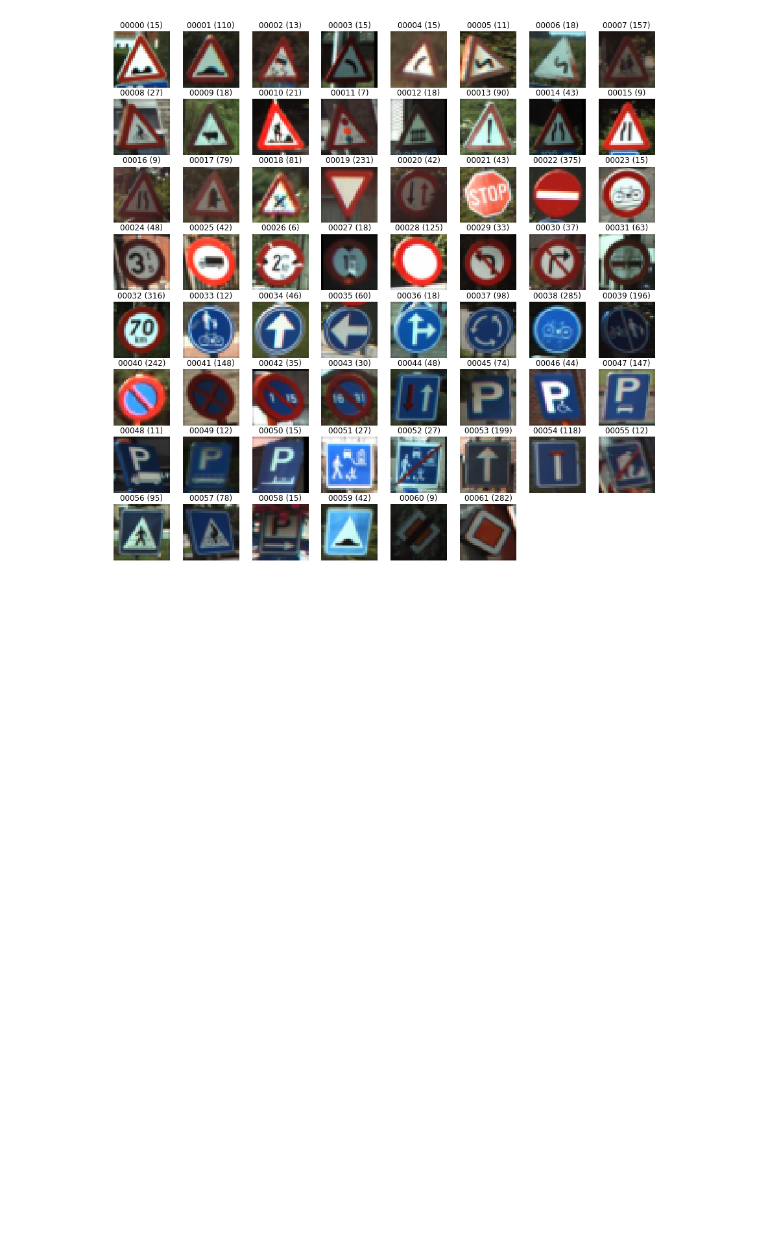
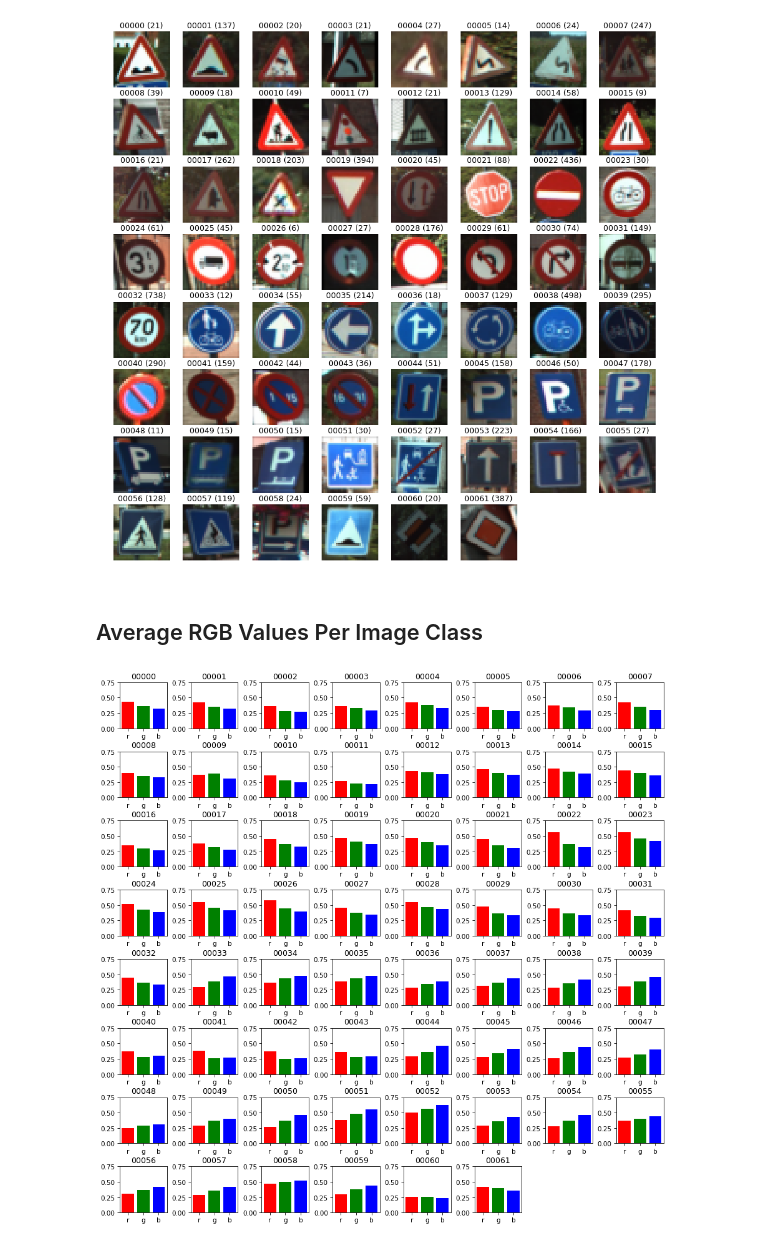
Before and after one commit to Geoffrey-Z/street-sign-classifier, a Jupyter notebook: notebooks/btsc_dataset_eda.ipynb, the cells around one changed output. Drawn from its saved outputs; the diff is of its cells as text; code cells hidden in the pictures; blank space fills up the shorter version.

```diff
--- a/notebooks/btsc_dataset_eda.ipynb
+++ b/notebooks/btsc_dataset_eda.ipynb
@@ -1,7 +3,14 @@
 # %%
+%matplotlib inline
+
+import matplotlib.pyplot as plt
+import matplotlib as mpl
+mpl.rcParams['figure.dpi'] = 75
+
 import sys
-import matplotlib.pyplot as plt
+sys.path.append('../scripts')
+
+from btsc_dataset import load_full_dataset, split_images_and_labels, resize_images
+
 import numpy as np
-
-sys.path.append('../scripts')
-from btsc_dataset import load_training, load_testing, load_full_dataset, split_images_and_labels, resize_images
+from math import ceil
@@ -40,0 +65,18 @@ plot_images_and_labels(orig_test_images, orig_test_labels)
+# %%
+def plot_average_rgb_per_label(avg_rgb_per_label):
+    plt.figure(figsize=(15, 15))
+    plt.subplots_adjust(wspace=0.5, hspace=0.5)
+
+    for (idx, label) in enumerate(sorted(avg_rgb_per_label.keys()), 1):
+        rgb = avg_rgb_per_label[label]
+        adjusted_rgb = rgb
+
+        plt.subplot(8, 8, idx)
+        plt.ylim(bottom=0.0, top=0.75)
+        plt.title(f'{label}')
+
+        x = np.arange(3)
+        plt.bar(x, height=adjusted_rgb, color=['r', 'g', 'b'])
+        plt.xticks(x, ['r', 'g', 'b'])
+
+    plt.show()
@@ -54,4 +95,13 @@ resized_training_data = resize_images(training_data, size=32)
+# %%
+(resized_images, resized_labels) = split_images_and_labels(resize_images(full_data, size=32))
 # %%
 plot_images_and_labels(resized_images, resized_labels)
 # %% [output]
 [figure]
+# %% [markdown]
+## Average RGB Values Per Image Class
+# %%
+avg_rgb_per_label = compute_average_rgb_per_label(resized_images, resized_labels)
+plot_average_rgb_per_label(avg_rgb_per_label)
+# %% [output]
+[figure, added]
```
Also changed, not shown: parts of 13 cells of this notebook.
